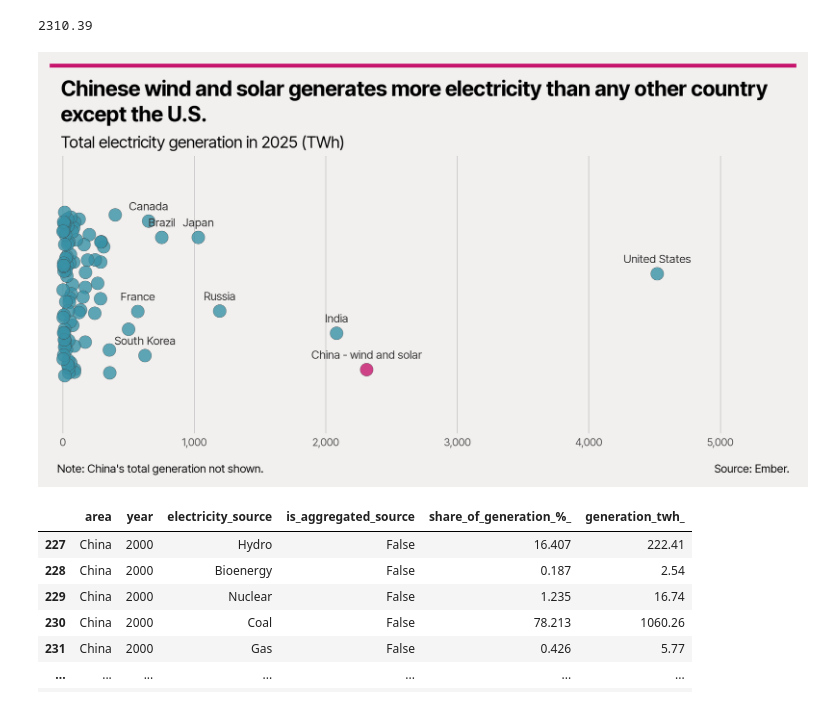
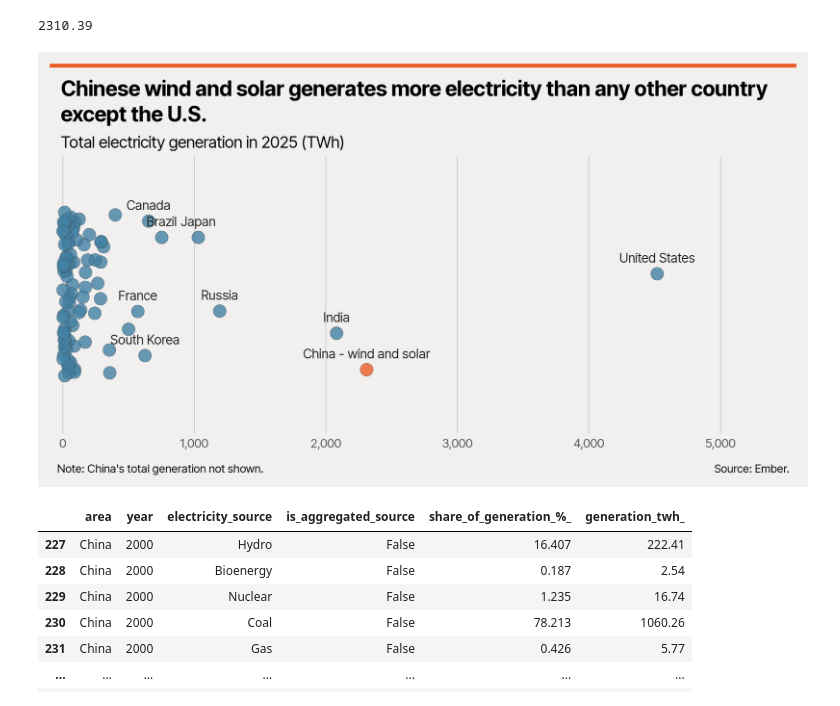
Before and after one commit to TurnerHaa/chinaEnergy, a Jupyter notebook: chinaEnergy.ipynb, the cells around one changed output. Drawn from its saved outputs; the diff is of its cells as text; code cells hidden in the pictures.

Commit message:
Updated colour palette

```diff
--- a/chinaEnergy.ipynb
+++ b/chinaEnergy.ipynb
@@ -62,8 +62,11 @@ generation_data['label'] = generation_data['label'].case_when([
 # create stripplot
 # ================================
 # set colours
+# palette link: https://coolors.co/f7b801-a9ddd6-4281a4-252422-eb5e28
 background = '#F2F0EF'
-text_colour = "#3E4147"
+text_colour = "#252422"
+primary_colour = '#EB5E28'
+secondary_colour = '#4281a4'
 
 # set copy
 title = "Chinese wind and solar generates more electricity than any other country\nexcept the U.S."
@@ -120,9 +123,9 @@ fig.text(0.01, 0.02, note, ha='left', va='bottom', **source_font)
 
 
 palette = {
-    'Total generation': '#3891A6',
-    'Wind and solar': '#c7156d'
-}
+    'Total generation': secondary_colour,
+    'Wind and solar': primary_colour
+    }
 
 # ax.set(xscale="log")
 sns.stripplot(x='generation_twh_', jitter=0.3, data=generation_data, size=8, hue='electricity_source', linewidth=0.2,  palette=palette, alpha=0.8, ax=ax)
@@ -138,9 +141,9 @@ for idx, (x_pos, y_pos) in enumerate(offsets[0:9]):
         textcoords="offset points",
         ha="center",
         va="bottom",
-        fontsize=7,
+        fontsize=8,
         fontname='Inter Tight',
-        color="#333333",
+        color=text_colour,
         weight=400
     )
 
@@ -148,42 +151,42 @@ for idx, (x_pos, y_pos) in enumerate(offsets[0:9]):
 ax.set_xlim(-100, 5010)
 
 # style x axis
-ax.tick_params(axis='x', which='both', bottom=False, top=False, pad=-2, colors='#525252', labelsize=6.5)
+ax.tick_params(axis='x', which='both', bottom=False, top=False, pad=-2, colors='#525252', labelsize=7.5)
 for label in ax.get_xticklabels():
     label.set_fontname('Inter Tight')
 ax.set_xlabel(None)
 ax.xaxis.set_major_formatter(ticker.StrMethodFormatter("{x:,.0f}"))
 
 # hide y axis labelling
 ax.tick_params(axis='y', which='both', bottom=False, top=False, left=False)
 
 # add grid lines
 ax.grid(axis='x', alpha=0.8, linewidth=0.4)
 
 # remove legend
 ax.get_legend().remove()
 
 # remove spines around outside of plot
 for spine in ax.spines.values():
     spine.set_visible(False)
 
 # create top recatngle
 rect = mpl.patches.Rectangle(
     (0, 0.99), 1, 0.01,
     transform=fig.transFigure,
-    facecolor='#C7156D',
+    facecolor=primary_colour,
     edgecolor='none'
 )
 
 fig.add_artist(rect)
 
 # save figure
 fig.savefig("generation_strip.png", dpi=dpi, facecolor=fig.get_facecolor())
 
 # show figure
 plt.show()
 # %% [output]
-[figure, old version]
+[figure, new version]
 # %%
 china_mix = clean_names(RAW_data)
 
```
Also changed, not shown: parts of 1 cell of this notebook, 1 other file.
